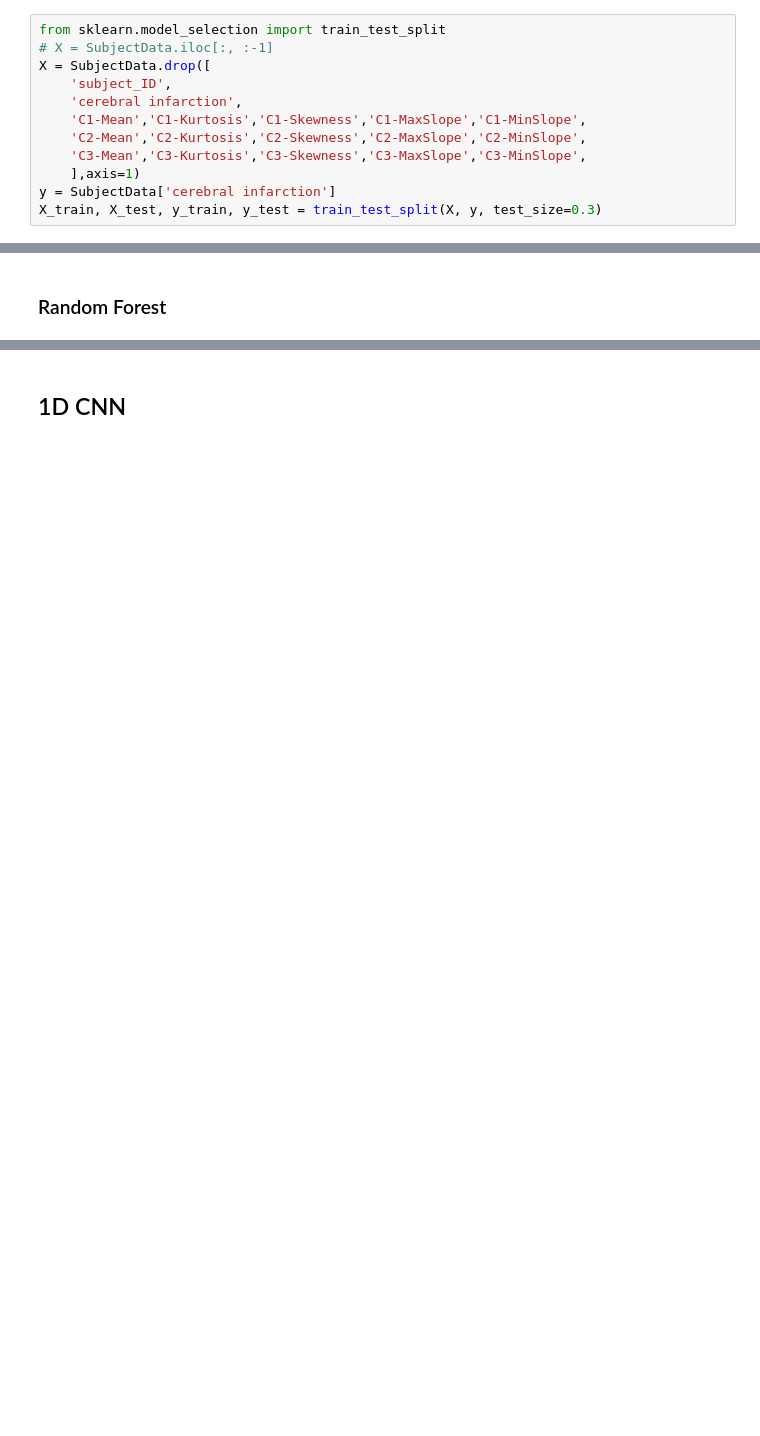
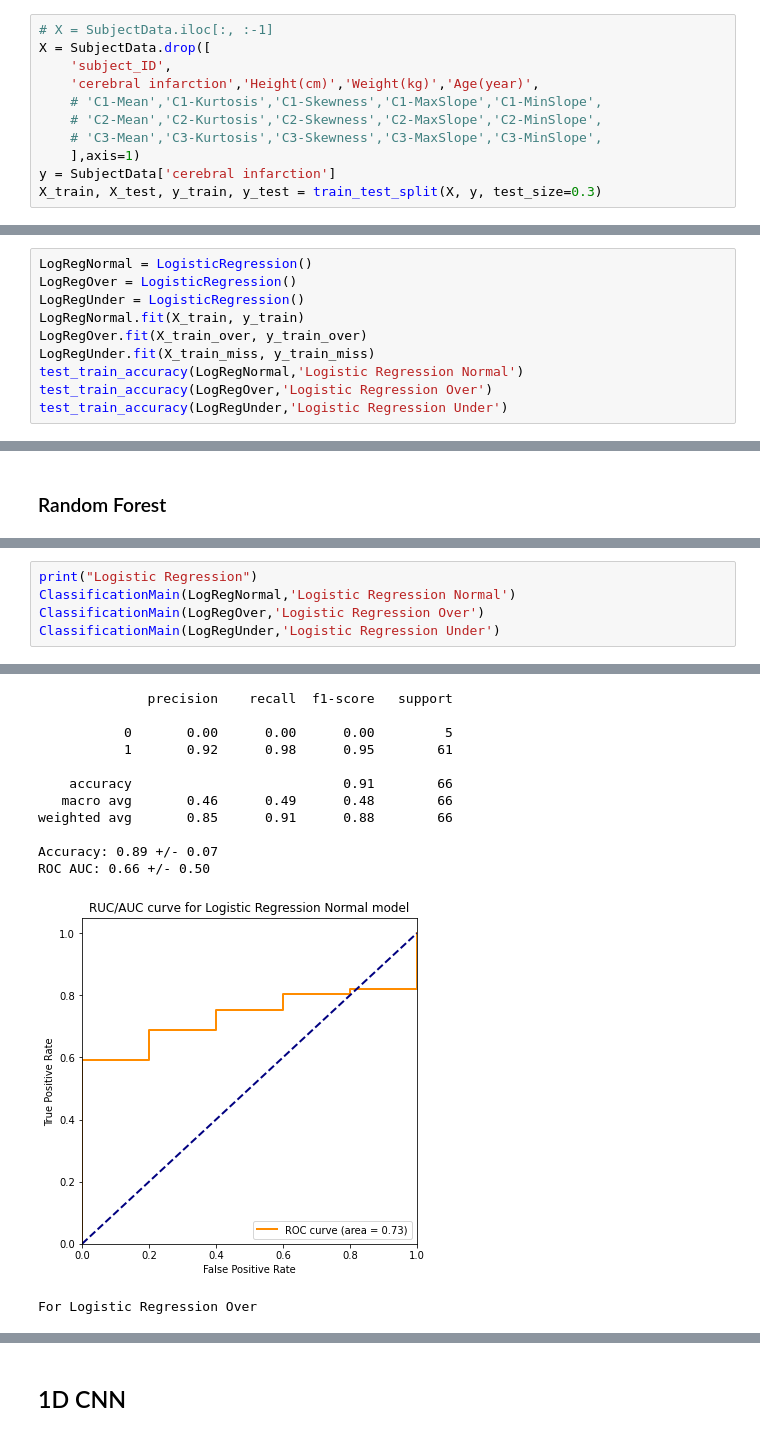
Before and after one commit to anand-bachker/MLA-PPG, a Jupyter notebook: main.ipynb, the cells around one changed output, grey strips where cells are left out. Drawn from its saved outputs; the diff is of its cells as text; blank space fills up the shorter version.

```diff
--- a/main.ipynb
+++ b/main.ipynb
@@ -237,14 +250,13 @@ plt.show()
 # %% [markdown]
 ### Create Training and Test Sets
 # %%
-from sklearn.model_selection import train_test_split
 # X = SubjectData.iloc[:, :-1]
 X = SubjectData.drop([
     'subject_ID',
-    'cerebral infarction',
-    'C1-Mean','C1-Kurtosis','C1-Skewness','C1-MaxSlope','C1-MinSlope',
-    'C2-Mean','C2-Kurtosis','C2-Skewness','C2-MaxSlope','C2-MinSlope',
-    'C3-Mean','C3-Kurtosis','C3-Skewness','C3-MaxSlope','C3-MinSlope',
+    'cerebral infarction','Height(cm)','Weight(kg)','Age(year)',
+    # 'C1-Mean','C1-Kurtosis','C1-Skewness','C1-MaxSlope','C1-MinSlope',
+    # 'C2-Mean','C2-Kurtosis','C2-Skewness','C2-MaxSlope','C2-MinSlope',
+    # 'C3-Mean','C3-Kurtosis','C3-Skewness','C3-MaxSlope','C3-MinSlope',
     ],axis=1)
 y = SubjectData['cerebral infarction']
 X_train, X_test, y_train, y_test = train_test_split(X, y, test_size=0.3)
@@ -341,0 +354,10 @@ Please also refer to the documentation for alternative solver options:
+# %%
+LogRegNormal = LogisticRegression()
+LogRegOver = LogisticRegression()
+LogRegUnder = LogisticRegression()
+LogRegNormal.fit(X_train, y_train)
+LogRegOver.fit(X_train_over, y_train_over)
+LogRegUnder.fit(X_train_miss, y_train_miss)
+test_train_accuracy(LogRegNormal,'Logistic Regression Normal')
+test_train_accuracy(LogRegOver,'Logistic Regression Over')
+test_train_accuracy(LogRegUnder,'Logistic Regression Under')
@@ -537,0 +423,6 @@ print(scores.mean())
+# %%
+print("Logistic Regression")
+ClassificationMain(LogRegNormal,'Logistic Regression Normal')
+ClassificationMain(LogRegOver,'Logistic Regression Over')
+ClassificationMain(LogRegUnder,'Logistic Regression Under')
+# %% [output]
@@ -537,0 +448,13 @@ print(scores.mean())
+              precision    recall  f1-score   support
+
+           0       0.00      0.00      0.00         5
+           1       0.92      0.98      0.95        61
+
+    accuracy                           0.91        66
+   macro avg       0.46      0.49      0.48        66
+weighted avg       0.85      0.91      0.88        66
+
+Accuracy: 0.89 +/- 0.07
+ROC AUC: 0.66 +/- 0.50
+[figure, added]
+For Logistic Regression Over
```
Also changed, not shown: parts of 34 cells of this notebook.
